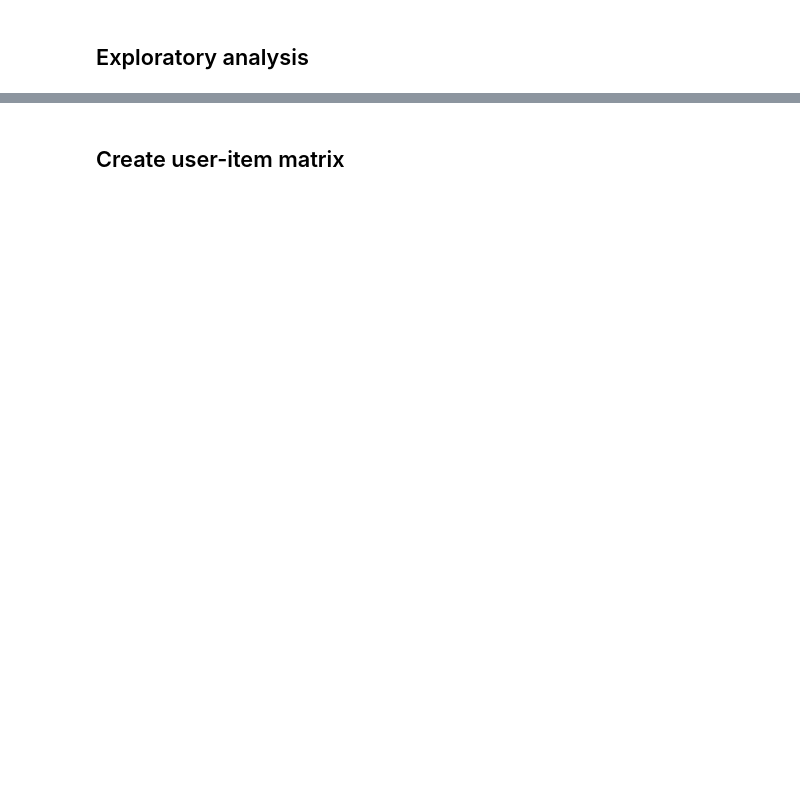
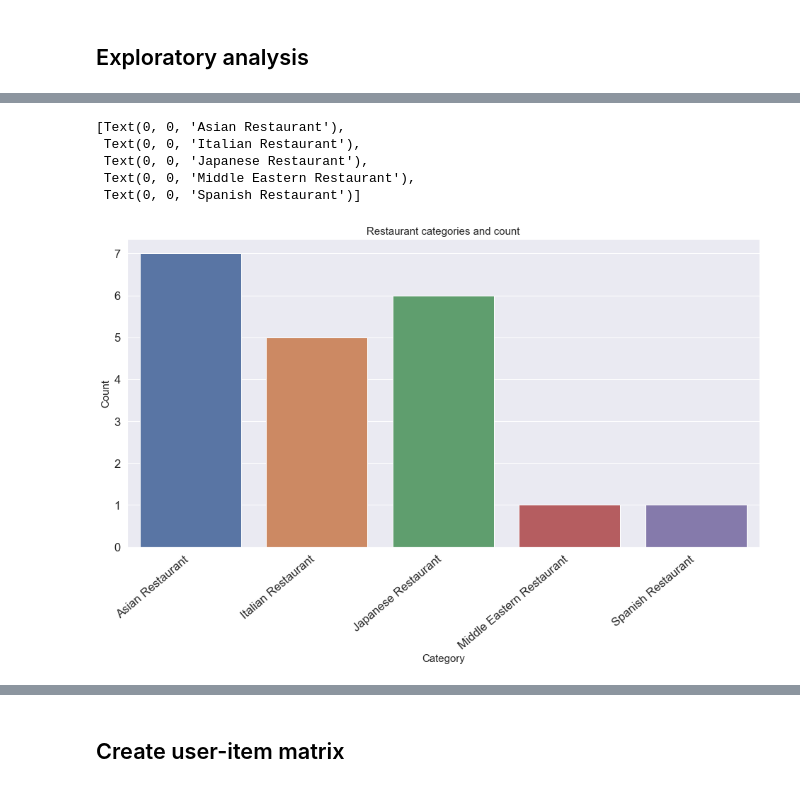
Before and after one commit to payalgupta1204/Applied-data-science-capstone, a Jupyter notebook: Recommendation System.ipynb, the cells around one changed output, grey strips where cells are left out. Cells and saved outputs as stored; diff of their text form; code cells hidden in the pictures; blank space fills up the shorter version.

```diff
--- a/Recommendation System.ipynb
+++ b/Recommendation System.ipynb
@@ -58,6 +58,6 @@ restaurants['Venue'] = restaurants['Venue'].str.replace('[^a-zA-Z.*\s]', '')
 # %%
 #Join restaurant id with user table
 
-df_rest = restaurants[['Id', 'Venue']].set_index('Id')
+df_rest = restaurants[['Id', 'Venue', 'categories', 'Neighborhood']].set_index('Id')
 
 df = users.join(df_rest, how = 'left', on = 'restaurant_id')
@@ -63,0 +73,16 @@ df = users.join(df_rest, how = 'left', on = 'restaurant_id')
+# %%
+plt.figure(figsize=(16,8))
+
+sns.set(style="darkgrid", font_scale= 1.5)
+b = sns.countplot(x="categories", data=df_rest)
+b.axes.set_title("Restaurant categories and count",fontsize=15)
+b.set_xlabel("Category",fontsize=15)
+b.set_ylabel("Count",fontsize=15)
+b.set_xticklabels(ax.get_xticklabels(), rotation=40, ha="right")
+# %% [output]
+[Text(0, 0, 'Asian Restaurant'),
+ Text(0, 0, 'Italian Restaurant'),
+ Text(0, 0, 'Japanese Restaurant'),
+ Text(0, 0, 'Middle Eastern Restaurant'),
+ Text(0, 0, 'Spanish Restaurant')]
+[figure, added]
```
Also changed, not shown: parts of 18 cells of this notebook, 2 other files.
